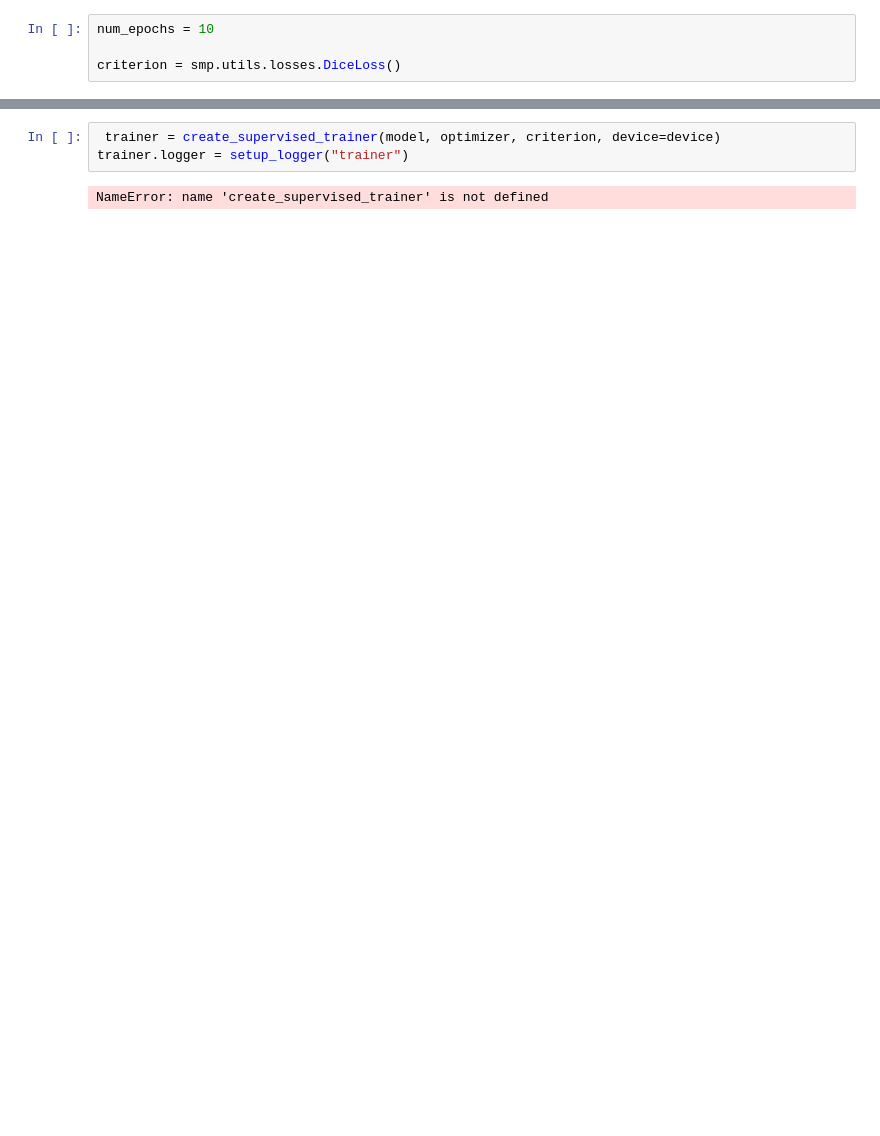
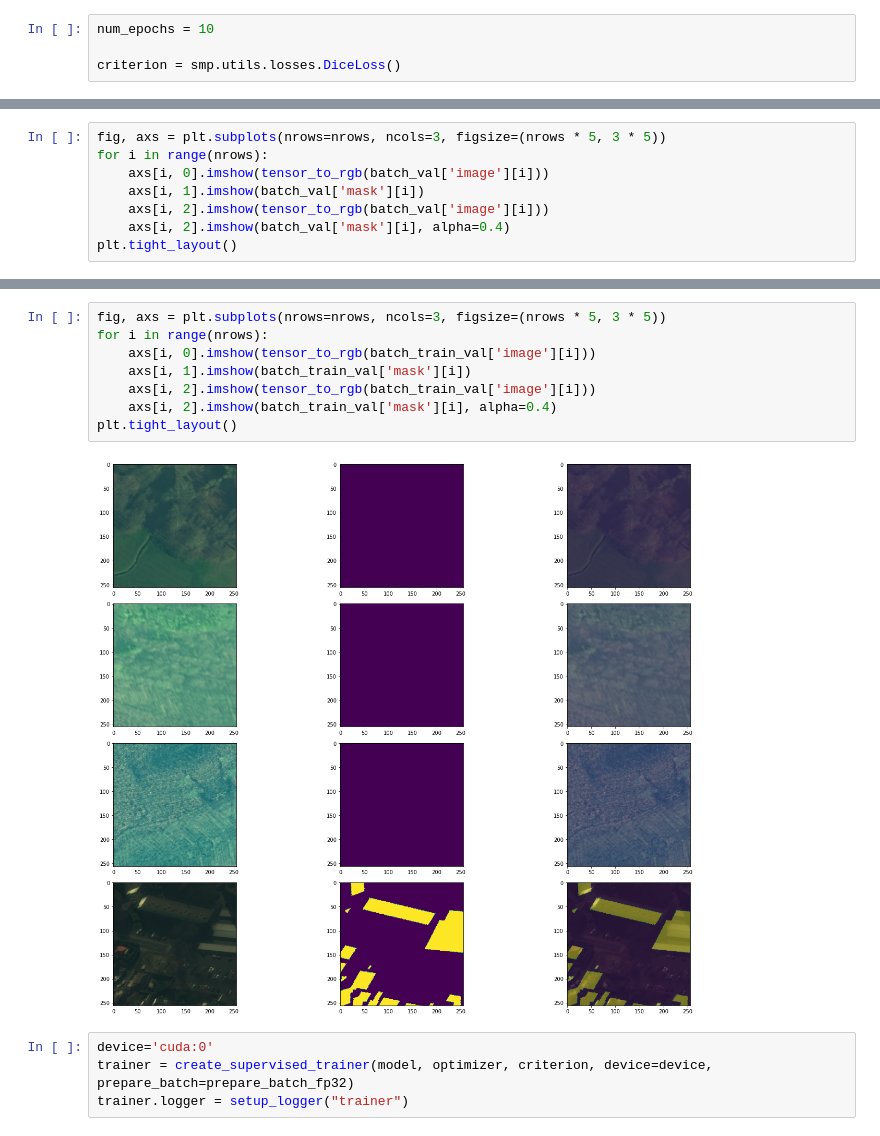
Before and after one commit to wwymak/satellite-segmentation-e2e, a Jupyter notebook: modelling/test_training.ipynb, the cells around one changed output, grey strips where cells are left out. Cells and saved outputs as stored; diff of their text form; blank space fills up the shorter version.

```diff
--- a/modelling/test_training.ipynb
+++ b/modelling/test_training.ipynb
@@ -65,0 +93,8 @@ train_loader, val_loader, train_eval_loader = get_train_val_loaders(
+# %%
+fig, axs = plt.subplots(nrows=nrows, ncols=3, figsize=(nrows * 5, 3 * 5))
+for i in range(nrows):
+    axs[i, 0].imshow(tensor_to_rgb(batch_val['image'][i]))
+    axs[i, 1].imshow(batch_val['mask'][i])
+    axs[i, 2].imshow(tensor_to_rgb(batch_val['image'][i]))
+    axs[i, 2].imshow(batch_val['mask'][i], alpha=0.4)
+plt.tight_layout()
@@ -66,5 +103,14 @@ train_loader, val_loader, train_eval_loader = get_train_val_loaders(
+# %%
+fig, axs = plt.subplots(nrows=nrows, ncols=3, figsize=(nrows * 5, 3 * 5))
+for i in range(nrows):
+    axs[i, 0].imshow(tensor_to_rgb(batch_train_val['image'][i]))
+    axs[i, 1].imshow(batch_train_val['mask'][i])
+    axs[i, 2].imshow(tensor_to_rgb(batch_train_val['image'][i]))
+    axs[i, 2].imshow(batch_train_val['mask'][i], alpha=0.4)
+plt.tight_layout()
+# %% [output]
+[figure, added]
 # %%
- trainer = create_supervised_trainer(model, optimizer, criterion, device=device)
+device='cuda:0'
+trainer = create_supervised_trainer(model, optimizer, criterion, device=device, prepare_batch=prepare_batch_fp32)
 trainer.logger = setup_logger("trainer")
-# %% [output]
-NameError: name 'create_supervised_trainer' is not defined
```
Also changed, not shown: parts of 14 cells of this notebook, 6 other files.
